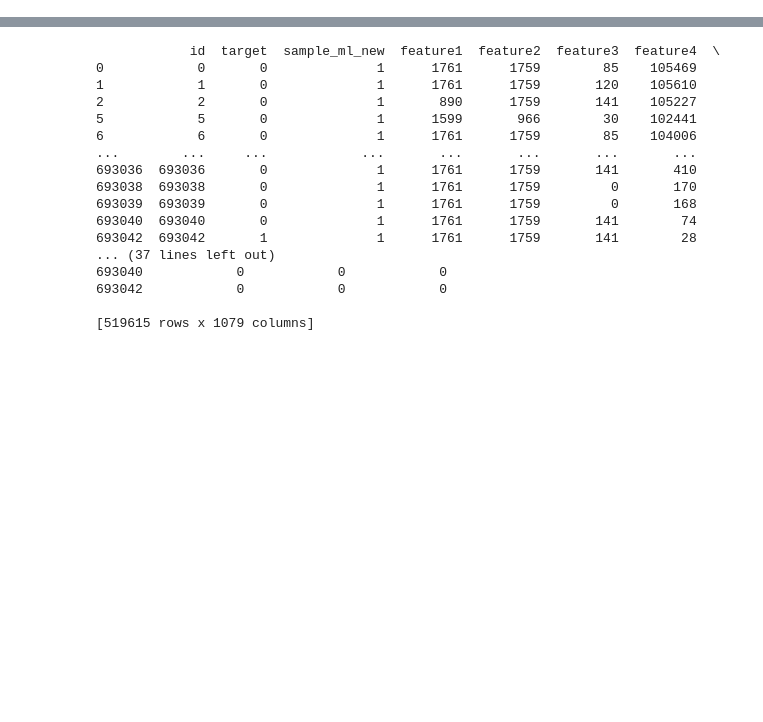
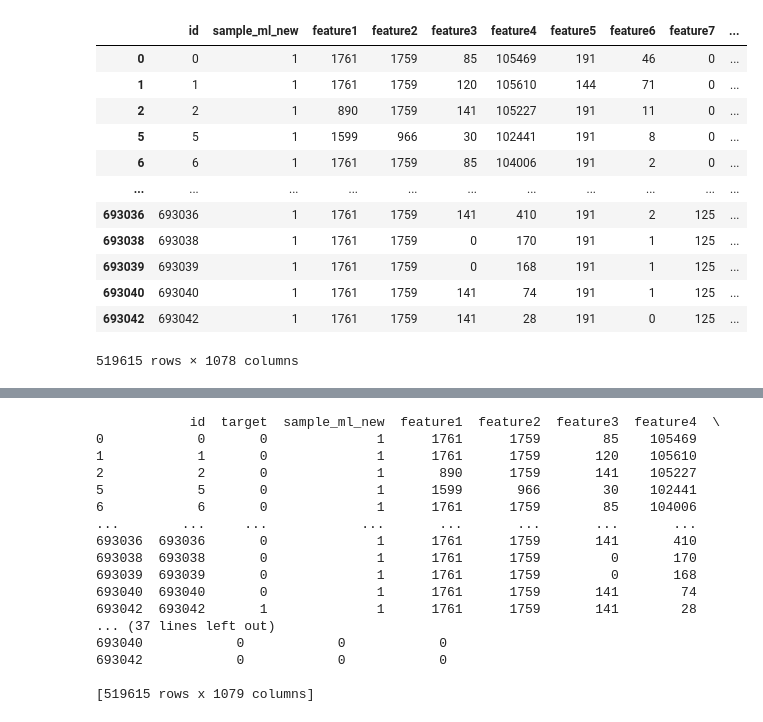
Before and after one commit to Misceria/IT-Purple-2024, a Jupyter notebook: TEST.ipynb, the cells around one changed output, grey strips where cells are left out. Saved outputs shown, nothing was run; the diff lists cells and outputs as text; code cells hidden in the pictures; blank space fills up the shorter version.

```diff
--- a/TEST.ipynb
+++ b/TEST.ipynb
@@ -4,2 +6,21 @@ import numpy as np
 
 data = pd.read_parquet('train_data.parquet', engine='pyarrow')
+# %%
+
+y_data = data["target"]
+x_data = data.drop('target', axis=1)
+x_data
+# %% [output]
+|  | id | sample_ml_new | feature1 | feature2 | feature3 | feature4 | feature5 | feature6 | feature7 | ... |
+| 0 | 0 | 1 | 1761 | 1759 | 85 | 105469 | 191 | 46 | 0 | ... |
+| 1 | 1 | 1 | 1761 | 1759 | 120 | 105610 | 144 | 71 | 0 | ... |
+| 2 | 2 | 1 | 890 | 1759 | 141 | 105227 | 191 | 11 | 0 | ... |
+| 5 | 5 | 1 | 1599 | 966 | 30 | 102441 | 191 | 8 | 0 | ... |
+| 6 | 6 | 1 | 1761 | 1759 | 85 | 104006 | 191 | 2 | 0 | ... |
+| ... | ... | ... | ... | ... | ... | ... | ... | ... | ... | ... |
+| 693036 | 693036 | 1 | 1761 | 1759 | 141 | 410 | 191 | 2 | 125 | ... |
+| 693038 | 693038 | 1 | 1761 | 1759 | 0 | 170 | 191 | 1 | 125 | ... |
+| 693039 | 693039 | 1 | 1761 | 1759 | 0 | 168 | 191 | 1 | 125 | ... |
+| 693040 | 693040 | 1 | 1761 | 1759 | 141 | 74 | 191 | 1 | 125 | ... |
+| 693042 | 693042 | 1 | 1761 | 1759 | 141 | 28 | 191 | 0 | 125 | ... |
+519615 rows × 1078 columns
```
Also changed, not shown: parts of 9 cells of this notebook, 1 other file.
